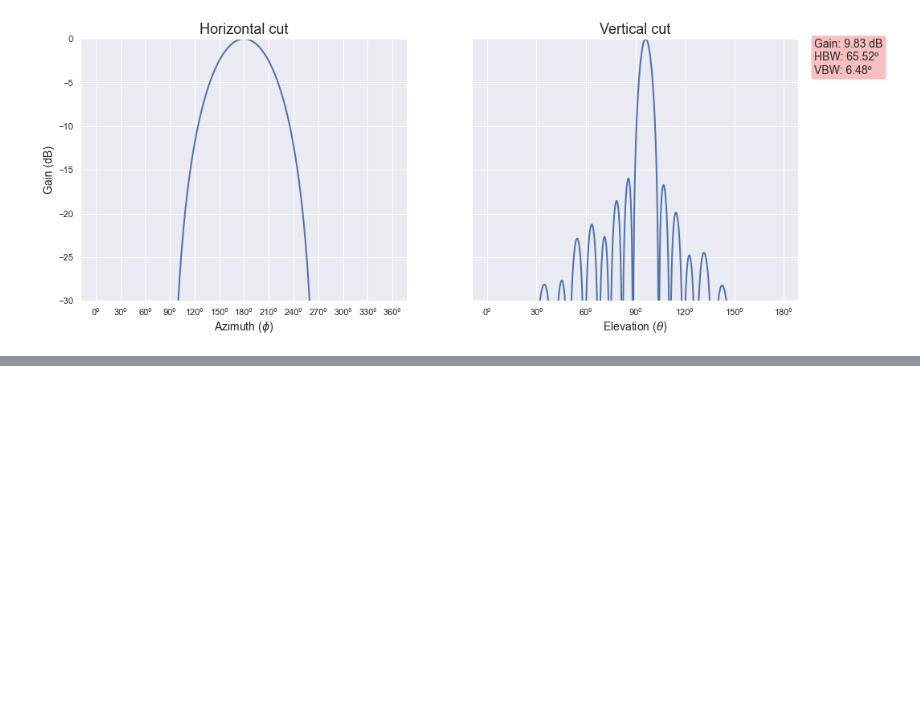
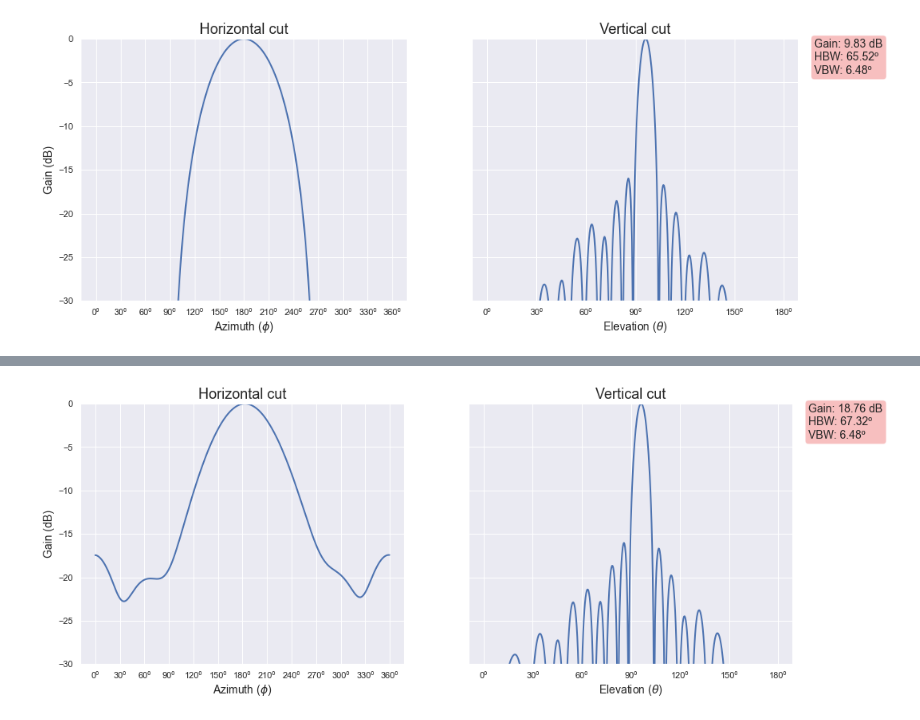
Before and after one commit to gvillalba86/PatternCalculator, a Jupyter notebook: arrayExample.ipynb, the cells around one changed output, grey strips where cells are left out. Cells and saved outputs as stored; diff of their text form; code cells hidden in the pictures; blank space fills up the shorter version.

```diff
--- a/arrayExample.ipynb
+++ b/arrayExample.ipynb
@@ -81,0 +104,5 @@ plotCuts(array1.arrayPattern(2e9), normalize=True)
+# %%
+# Plot array pattern cuts
+plotCuts(array2.arrayPattern(2e9), normalize=True)
+# %% [output]
+[figure, added]
```
Also changed, not shown: parts of 9 cells of this notebook, 2 other files.
